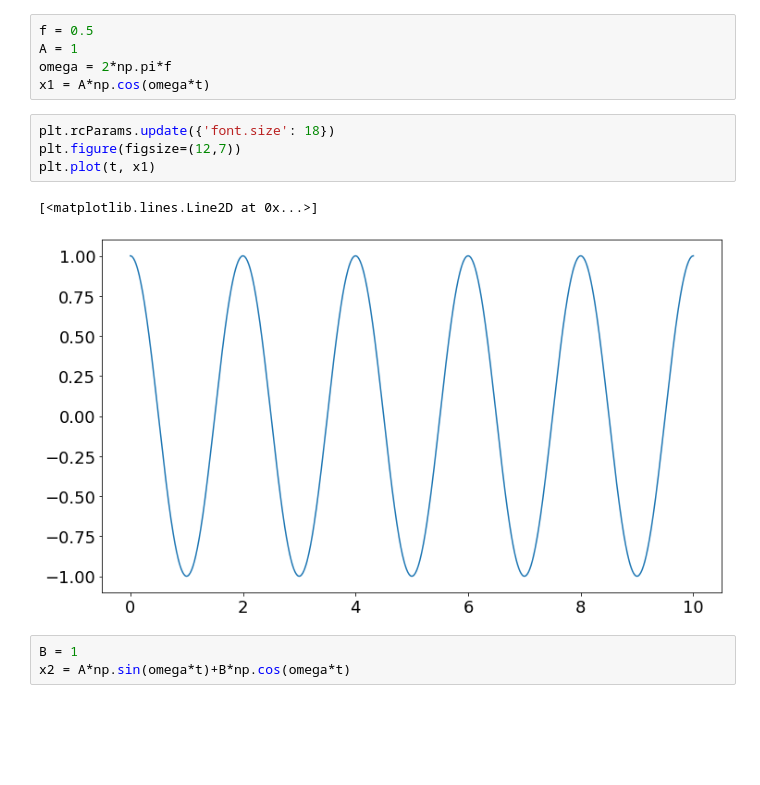
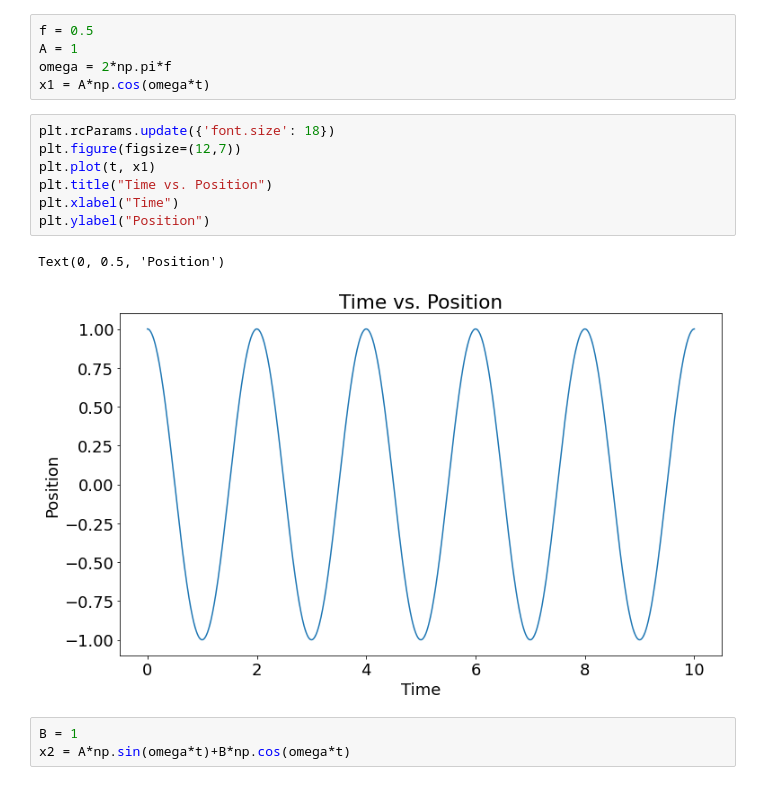
Before and after one commit to lizkapelevich/Matrix_Multiply, a Jupyter notebook: Precursor to the Project.ipynb, the cells around one changed output. Drawn from its saved outputs; the diff is of its cells as text; blank space fills up the shorter version.

```diff
--- a/Precursor to the Project.ipynb
+++ b/Precursor to the Project.ipynb
@@ -40,10 +40,13 @@ x1 = A*np.cos(omega*t)
 # %%
 plt.rcParams.update({'font.size': 18})
 plt.figure(figsize=(12,7))
 plt.plot(t, x1)
+plt.title("Time vs. Position")
+plt.xlabel("Time")
+plt.ylabel("Position")
 # %% [output]
-[<matplotlib.lines.Line2D at 0x...>]
+Text(0, 0.5, 'Position')
-[figure, old version]
+[figure, new version]
 # %%
 B = 1
 x2 = A*np.sin(omega*t)+B*np.cos(omega*t)
```
Also changed, not shown: parts of 8 cells of this notebook.
